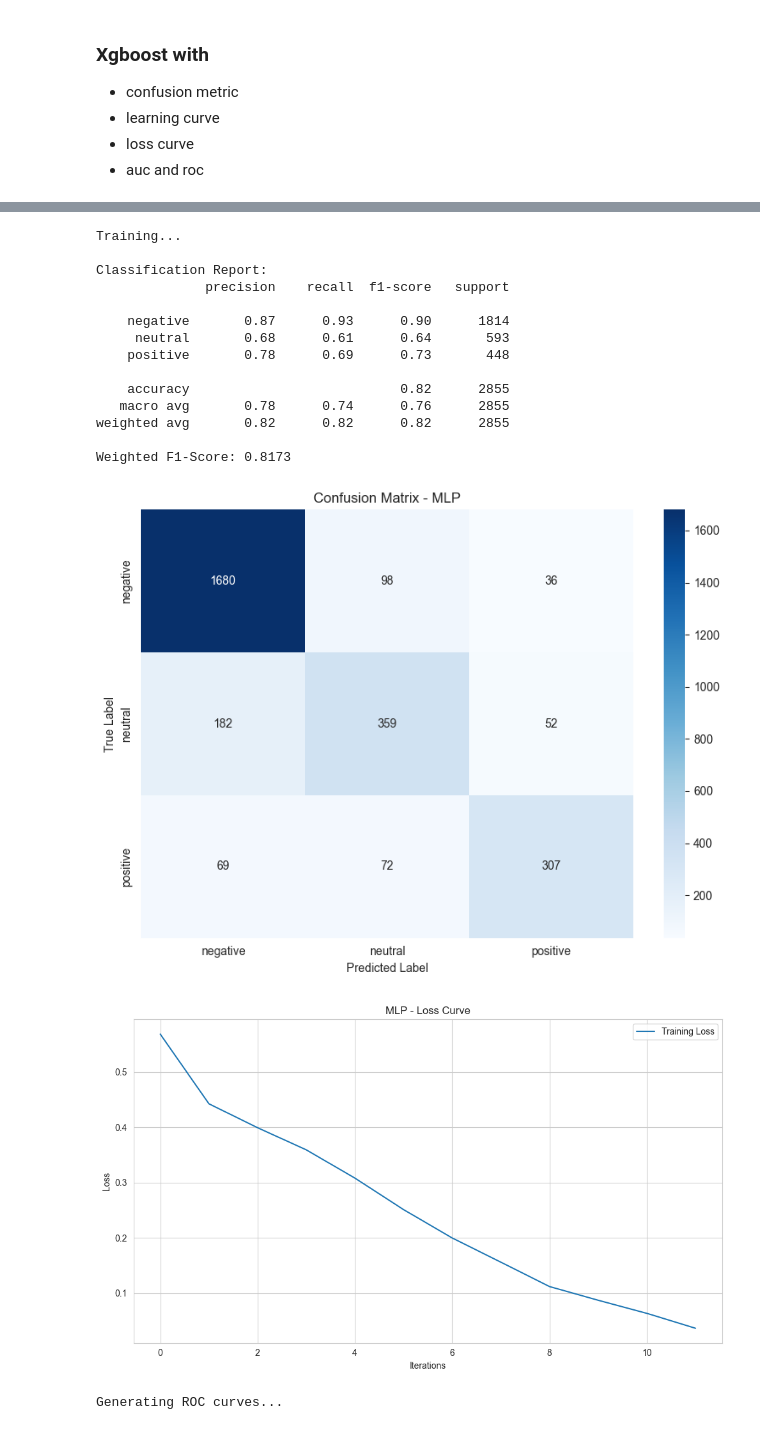
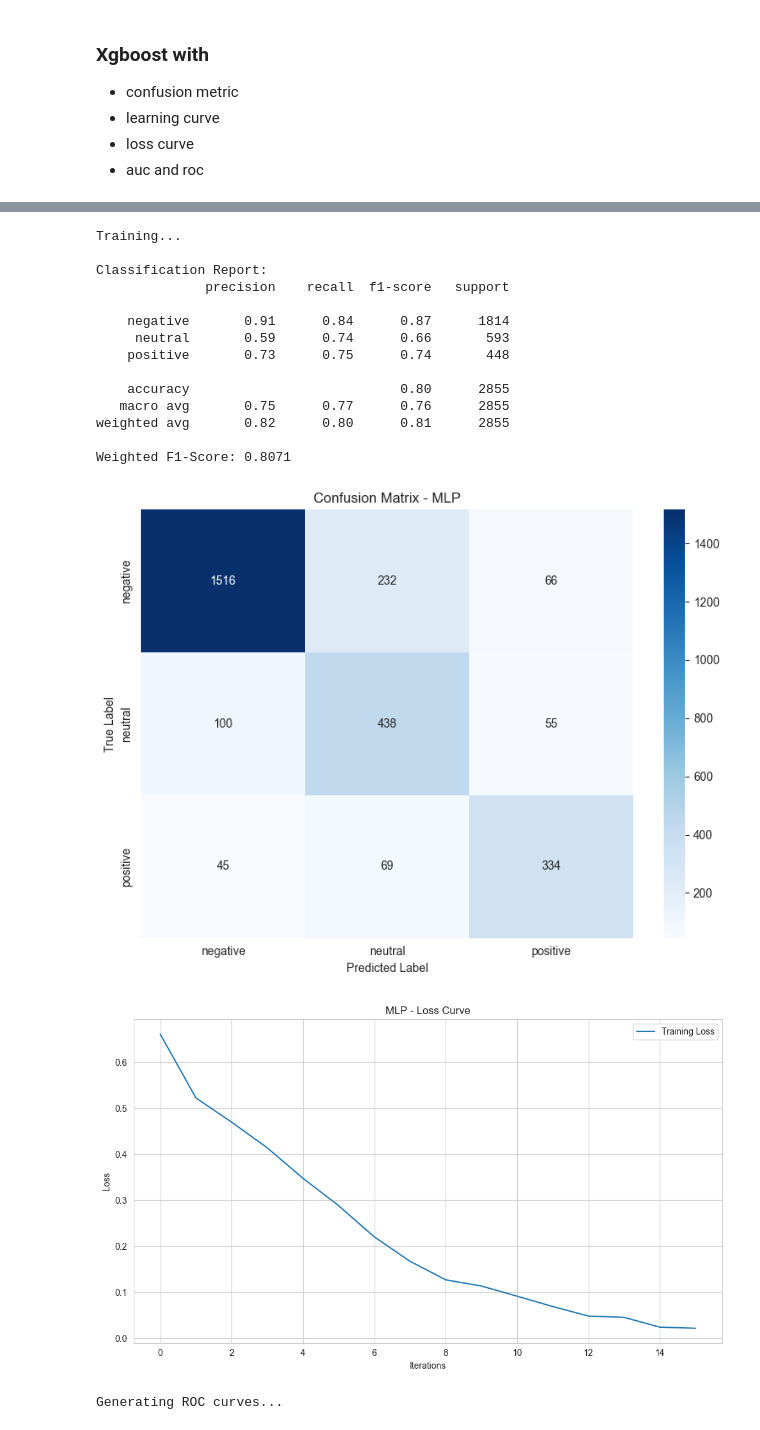
Before and after one commit to mohammed-ali-boutaine/AeroStream, a Jupyter notebook: notebook/4-Modeling copy.ipynb, the cells around one changed output, grey strips where cells are left out. Cells and saved outputs as stored; diff of their text form; code cells hidden in the pictures.

Commit message:
retain model and add tunning

```diff
--- a/notebook/4-Modeling.ipynb
+++ b/notebook/4-Modeling copy.ipynb
@@ -168,0 +170,14 @@ def plot_roc_curves(y_true, y_pred_proba, title, classes=['negative', 'neutral',
+# %%
+from sklearn.utils.class_weight import compute_class_weight
+
+import numpy as np
+
+y = np.array(y_train_encoded)  # labels
+
+class_weights = compute_class_weight(
+    class_weight="balanced",
+    classes=np.unique(y),
+    y=y
+)
+
+class_weights
@@ -288,6 +305,14 @@ Generating ROC curves...
 - loss curve
 - auc and roc
 # %%
+
+
+classes = np.unique(y_train_encoded)
+# Map class weights to each sample
+class_weight_dict = dict(zip(classes, class_weights))
+class_weight_dict = np.array([class_weight_dict[y] for y in y_train_encoded])
+
+
 
 xgb_model = XGBClassifier(
     n_estimators=100,
@@ -299,7 +324,7 @@ xgb_model = XGBClassifier(
 )
 
 print("\nTraining...")
-xgb_model.fit(X_train, y_train_encoded)
+xgb_model.fit(X_train, y_train_encoded,sample_weight=class_weight_dict)
 
 # Predictions
 y_pred_xgb_encoded = xgb_model.predict(X_test)
@@ -366,8 +391,19 @@ mlp_model = MLPClassifier(
     verbose=False
 )
 
+# MLPClassifier(
+#     hidden_layer_sizes=(128,),
+#     max_iter=300,
+#     early_stopping=True,
+#     alpha=1e-4
+# )
+
+# Compute sample weights for each training example
+mlp_class_weight_dict = dict(zip(classes, class_weights))
+mlp_sample_weights = np.array([mlp_class_weight_dict[y] for y in y_train_encoded])
+
 print("\nTraining...")
-mlp_model.fit(X_train, y_train_encoded)
+mlp_model.fit(X_train, y_train_encoded, sample_weight=mlp_sample_weights)
 
 # Predictions
 y_pred_mlp_encoded = mlp_model.predict(X_test)
@@ -377,40 +413,40 @@ y_pred_proba_mlp = mlp_model.predict_proba(X_test)
 # Classification Report
 print("\nClassification Report:")
 print(classification_report(y_test, y_pred_mlp))
 print(f"Weighted F1-Score: {f1_score(y_test, y_pred_mlp, average='weighted'):.4f}")
 
 # Confusion Matrix
 plot_confusion_matrix(y_test, y_pred_mlp, "MLP")
 
 # Loss Curve
 plt.figure(figsize=(10, 6))
 plt.plot(mlp_model.loss_curve_, label='Training Loss')
 plt.title('MLP - Loss Curve')
 plt.xlabel('Iterations')
 plt.ylabel('Loss')
 plt.legend()
 plt.grid(True)
 plt.tight_layout()
 plt.show()
 
 # ROC Curves
 print("Generating ROC curves...")
 mlp_auc = plot_roc_curves(y_test, y_pred_proba_mlp, "MLP")
 # %% [output]
 Training...
 
 Classification Report:
               precision    recall  f1-score   support
 
-    negative       0.87      0.93      0.90      1814
-     neutral       0.68      0.61      0.64       593
-    positive       0.78      0.69      0.73       448
+    negative       0.91      0.84      0.87      1814
+     neutral       0.59      0.74      0.66       593
+    positive       0.73      0.75      0.74       448
 
-    accuracy                           0.82      2855
-   macro avg       0.78      0.74      0.76      2855
-weighted avg       0.82      0.82      0.82      2855
+    accuracy                           0.80      2855
+   macro avg       0.75      0.77      0.76      2855
+weighted avg       0.82      0.80      0.81      2855
 
-Weighted F1-Score: 0.8173
+Weighted F1-Score: 0.8071
-[figure, old version]
+[figure, new version]
-[figure, old version]
+[figure, new version]
 Generating ROC curves...
```
Also changed, not shown: parts of 8 cells of this notebook, 5 other files.
